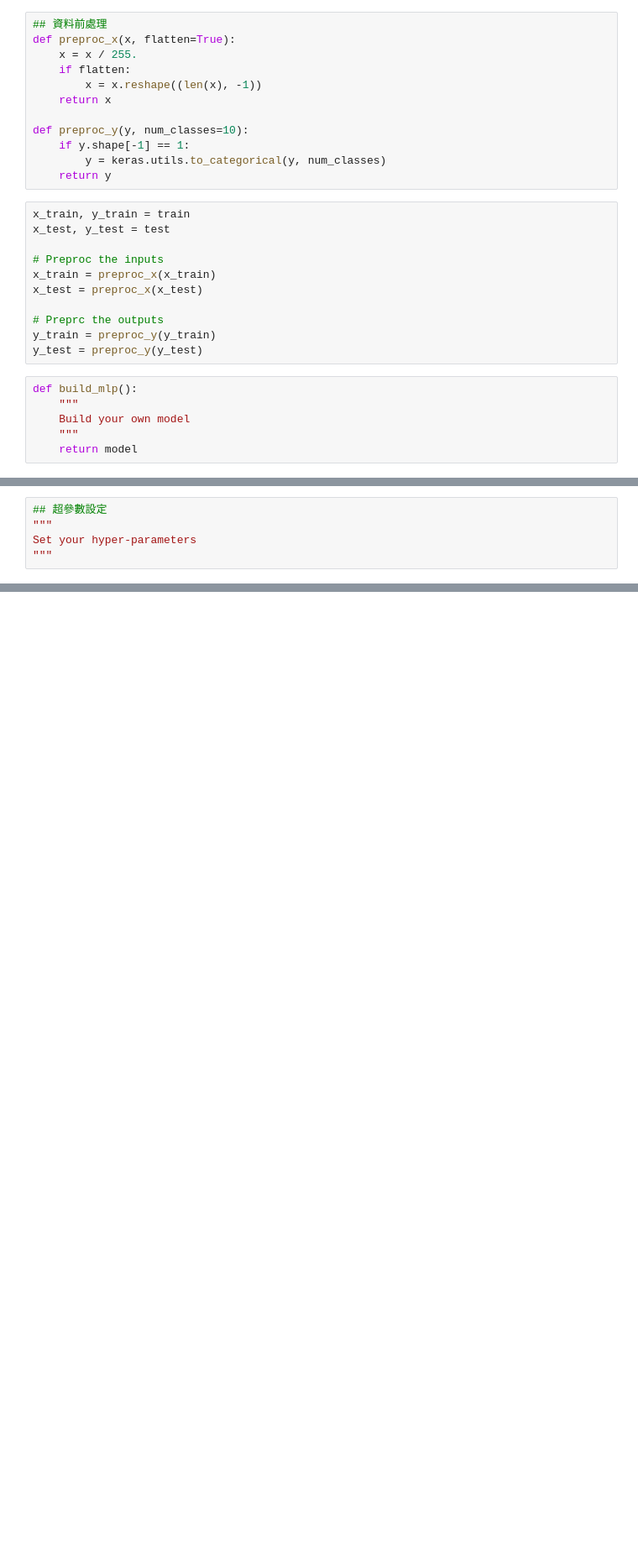
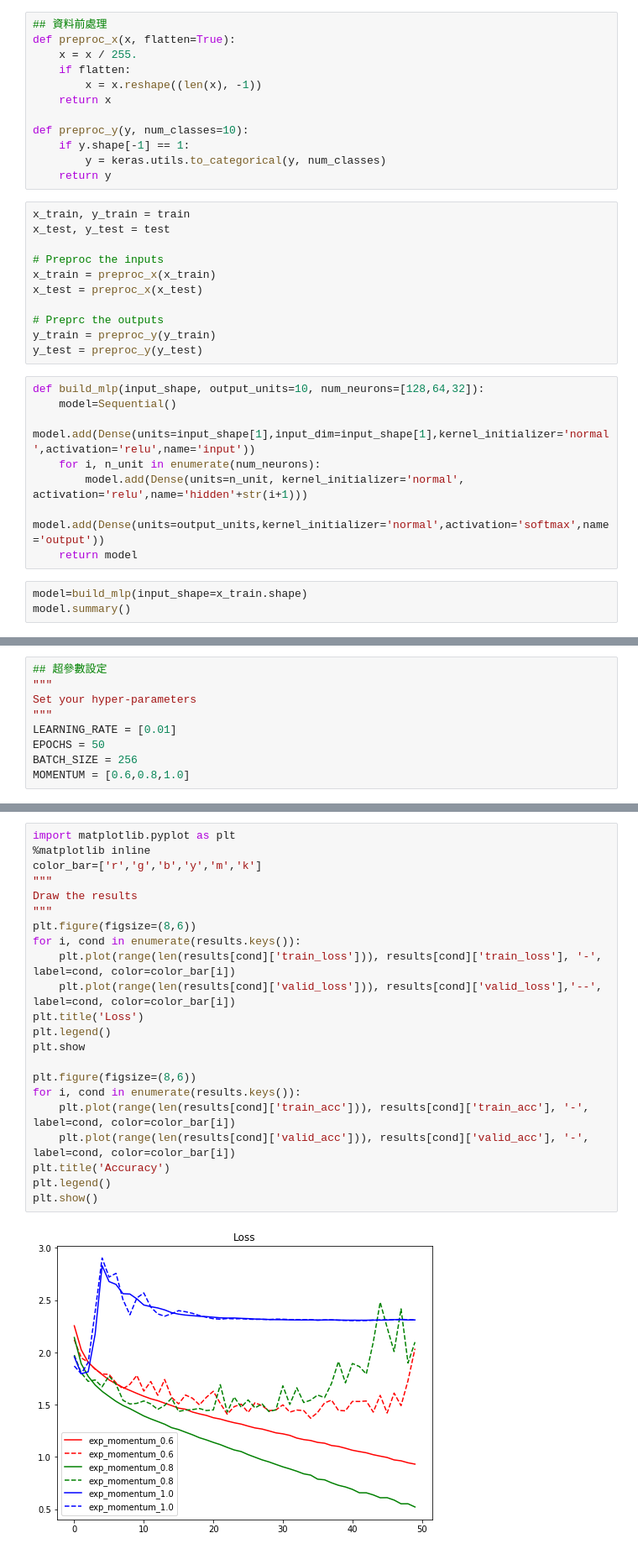
Before and after one commit to s700081/ML100-Days, a Jupyter notebook: Homework/Day_079/Day079_HW.ipynb, the cells around one changed output, grey strips where cells are left out. Shown: that part at 84% size. Drawn from its saved outputs; the diff is of its cells as text; blank space fills up the shorter version.

```diff
--- a/Homework/Day_079/Day079_HW.ipynb
+++ b/Homework/Day_079/Day079_HW.ipynb
@@ -32,9 +56,14 @@ x_test = preproc_x(x_test)
 # Preprc the outputs
 y_train = preproc_y(y_train)
 y_test = preproc_y(y_test)
-# %%
-def build_mlp():
-    """
-    Build your own model
-    """
-    return model
+# %%
+def build_mlp(input_shape, output_units=10, num_neurons=[128,64,32]):
+    model=Sequential()
+    model.add(Dense(units=input_shape[1],input_dim=input_shape[1],kernel_initializer='normal',activation='relu',name='input'))
+    for i, n_unit in enumerate(num_neurons):
+        model.add(Dense(units=n_unit, kernel_initializer='normal', activation='relu',name='hidden'+str(i+1)))
+    model.add(Dense(units=output_units,kernel_initializer='normal',activation='softmax',name='output'))
+    return model
+# %%
+model=build_mlp(input_shape=x_train.shape)
+model.summary()
@@ -43,3 +90,7 @@ def build_mlp():
 """
 Set your hyper-parameters
 """
+LEARNING_RATE = [0.01]
+EPOCHS = 50
+BATCH_SIZE = 256
+MOMENTUM = [0.6,0.8,1.0]
@@ -56,0 +151,24 @@ Draw the results
+# %%
+import matplotlib.pyplot as plt
+%matplotlib inline
+color_bar=['r','g','b','y','m','k']
+"""
+Draw the results
+"""
+plt.figure(figsize=(8,6))
+for i, cond in enumerate(results.keys()):
+    plt.plot(range(len(results[cond]['train_loss'])), results[cond]['train_loss'], '-', label=cond, color=color_bar[i])
+    plt.plot(range(len(results[cond]['valid_loss'])), results[cond]['valid_loss'],'--', label=cond, color=color_bar[i])
+plt.title('Loss')
+plt.legend()
+plt.show
+
+plt.figure(figsize=(8,6))
+for i, cond in enumerate(results.keys()):
+    plt.plot(range(len(results[cond]['train_acc'])), results[cond]['train_acc'], '-', label=cond, color=color_bar[i])
+    plt.plot(range(len(results[cond]['valid_acc'])), results[cond]['valid_acc'], '-', label=cond, color=color_bar[i])
+plt.title('Accuracy')
+plt.legend()
+plt.show()
+# %% [output]
+[figure, added]
```
Also changed, not shown: parts of 11 cells of this notebook.
